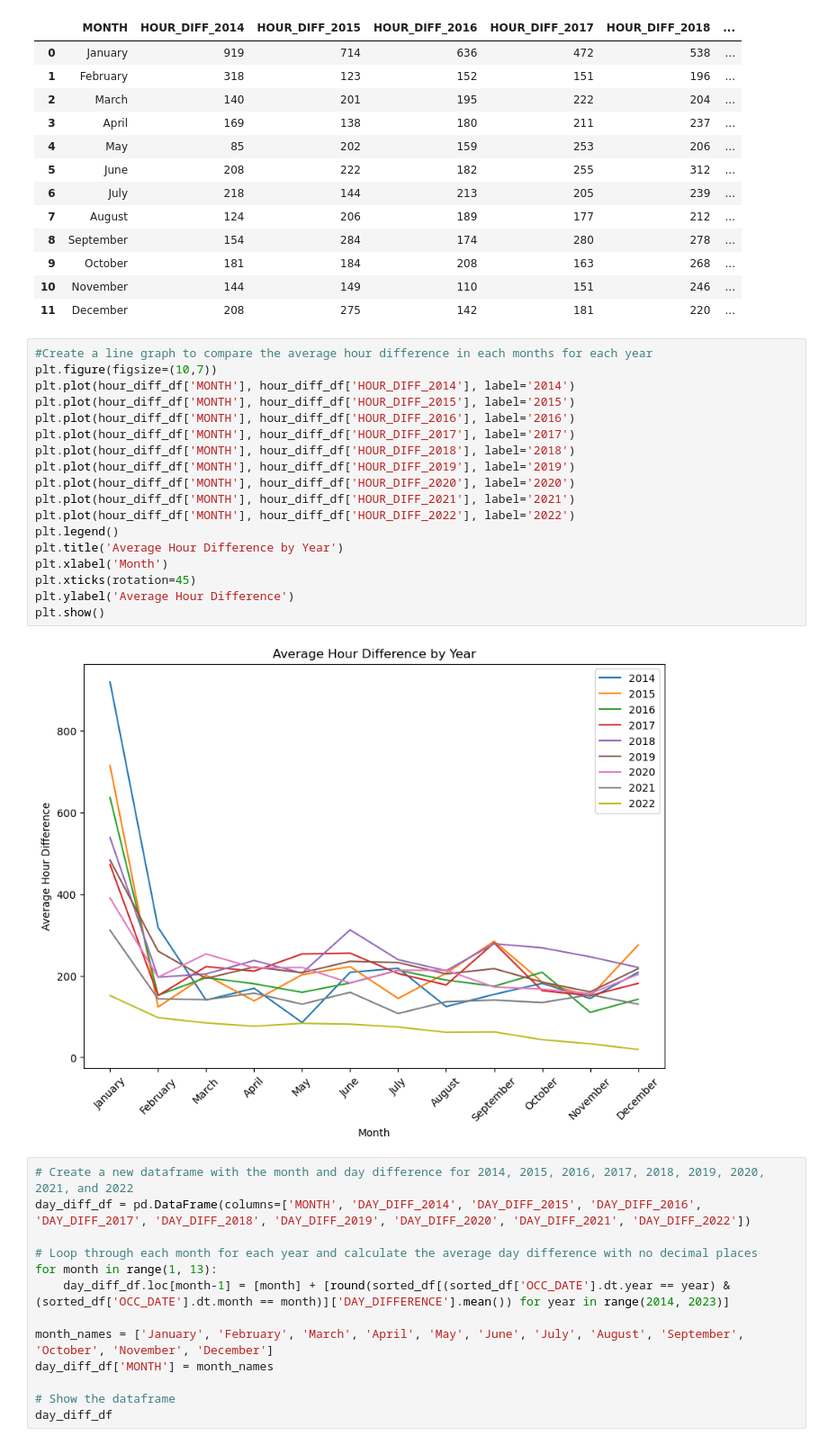
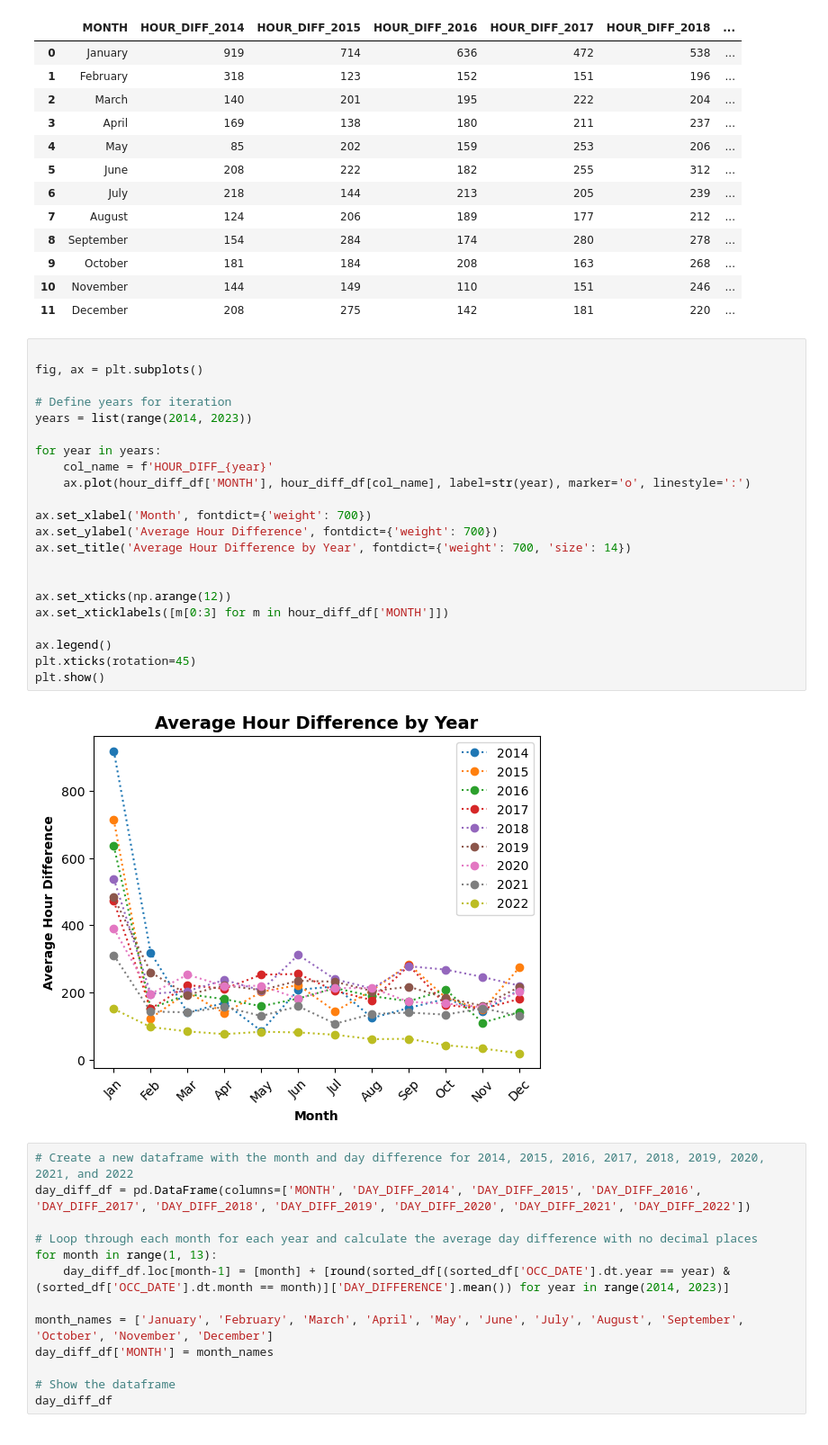
Before and after one commit to fannysigouin/project1, a Jupyter notebook: question_1/q1.ipynb, the cells around one changed output. Shown: that part at 90% size. Cells and saved outputs as stored; diff of their text form.

Commit message:
Final plot added

```diff
--- a/question_1/q1.ipynb
+++ b/question_1/q1.ipynb
@@ -239,26 +240,30 @@ hour_diff_df
 | 9 | October | 181 | 184 | 208 | 163 | 268 | ... |
 | 10 | November | 144 | 149 | 110 | 151 | 246 | ... |
 | 11 | December | 208 | 275 | 142 | 181 | 220 | ... |
-# %%
-#Create a line graph to compare the average hour difference in each months for each year
-plt.figure(figsize=(10,7))
-plt.plot(hour_diff_df['MONTH'], hour_diff_df['HOUR_DIFF_2014'], label='2014')
-plt.plot(hour_diff_df['MONTH'], hour_diff_df['HOUR_DIFF_2015'], label='2015')
-plt.plot(hour_diff_df['MONTH'], hour_diff_df['HOUR_DIFF_2016'], label='2016')
-plt.plot(hour_diff_df['MONTH'], hour_diff_df['HOUR_DIFF_2017'], label='2017')
-plt.plot(hour_diff_df['MONTH'], hour_diff_df['HOUR_DIFF_2018'], label='2018')
-plt.plot(hour_diff_df['MONTH'], hour_diff_df['HOUR_DIFF_2019'], label='2019')
-plt.plot(hour_diff_df['MONTH'], hour_diff_df['HOUR_DIFF_2020'], label='2020')
-plt.plot(hour_diff_df['MONTH'], hour_diff_df['HOUR_DIFF_2021'], label='2021')
-plt.plot(hour_diff_df['MONTH'], hour_diff_df['HOUR_DIFF_2022'], label='2022')
-plt.legend()
-plt.title('Average Hour Difference by Year')
-plt.xlabel('Month')
-plt.xticks(rotation=45)
-plt.ylabel('Average Hour Difference')
-plt.show()
-# %% [output]
-[figure, removed]
+# %%
+
+fig, ax = plt.subplots()
+
+# Define years for iteration
+years = list(range(2014, 2023))
+
+for year in years:
+    col_name = f'HOUR_DIFF_{year}'
+    ax.plot(hour_diff_df['MONTH'], hour_diff_df[col_name], label=str(year), marker='o', linestyle=':')
+
+ax.set_xlabel('Month', fontdict={'weight': 700})
+ax.set_ylabel('Average Hour Difference', fontdict={'weight': 700})
+ax.set_title('Average Hour Difference by Year', fontdict={'weight': 700, 'size': 14})
+
+
+ax.set_xticks(np.arange(12))
+ax.set_xticklabels([m[0:3] for m in hour_diff_df['MONTH']])
+
+ax.legend()
+plt.xticks(rotation=45)
+plt.show()
+# %% [output]
+[figure, added]
 # %%
 # Create a new dataframe with the month and day difference for 2014, 2015, 2016, 2017, 2018, 2019, 2020, 2021, and 2022
 day_diff_df = pd.DataFrame(columns=['MONTH', 'DAY_DIFF_2014', 'DAY_DIFF_2015', 'DAY_DIFF_2016', 'DAY_DIFF_2017', 'DAY_DIFF_2018', 'DAY_DIFF_2019', 'DAY_DIFF_2020', 'DAY_DIFF_2021', 'DAY_DIFF_2022'])
```
Also changed, not shown: parts of 6 cells of this notebook.
